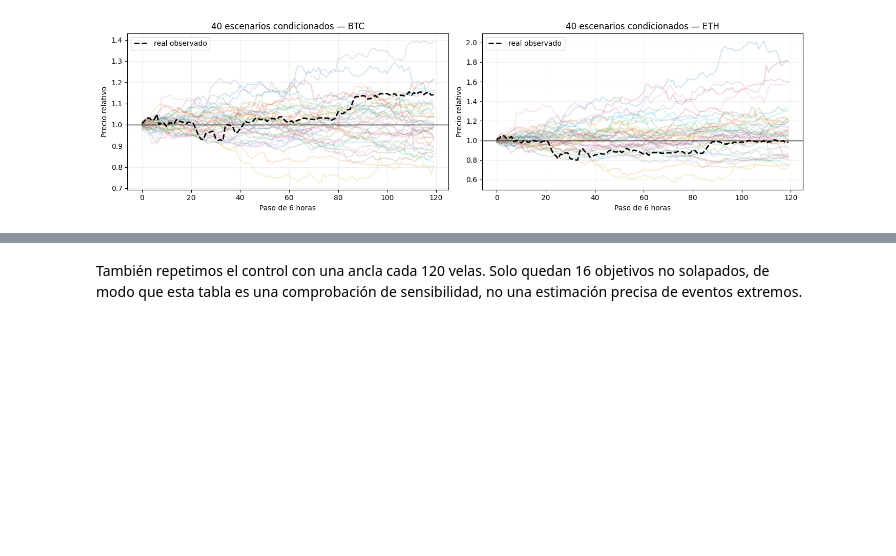
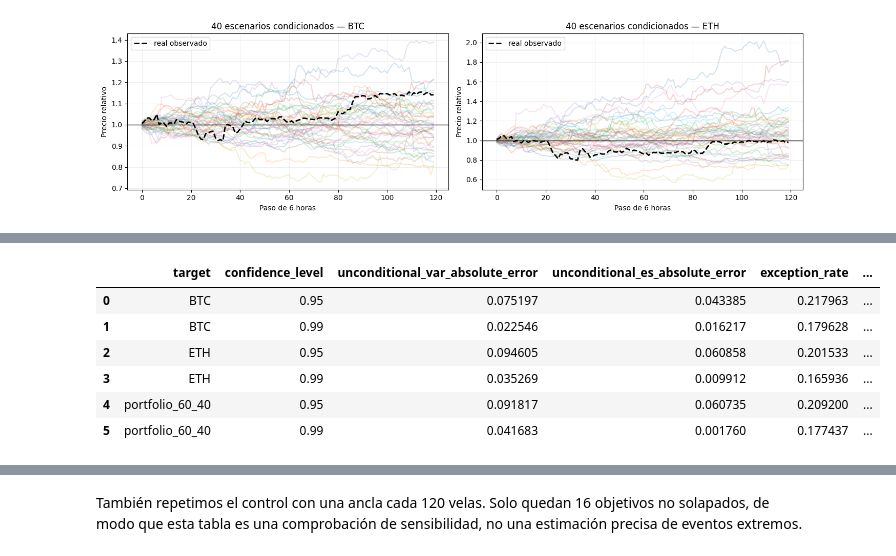
Before and after one commit to hipaor01/Taller_Generativos, a Jupyter notebook: notebooks/CVAE_BTC_ETH.ipynb, the cells around one changed output, grey strips where cells are left out. Saved outputs shown, nothing was run; the diff lists cells and outputs as text; code cells hidden in the pictures; blank space fills up the shorter version.

```diff
--- a/notebooks/CVAE_BTC_ETH.ipynb
+++ b/notebooks/CVAE_BTC_ETH.ipynb
@@ -730,0 +793,33 @@ pd.Series(test_metrics, name="valor").to_frame()
+# %%
+risk_report = evaluator.evaluate_risk(
+    reference_paths=reference_returns,
+    candidate_paths=generated_conditional_returns,
+    config=RiskMetricsConfig(
+        confidence_levels=(0.95, 0.99),
+        portfolio_weights=(0.60, 0.40),
+        portfolio_name="portfolio_60_40",
+        es_stability_repetitions=100,
+        es_stability_sample_size=1_000,
+        random_state=SEED,
+    ),
+)
+risk_table = pd.DataFrame(risk_report.to_records())
+risk_table[
+    [
+        "target",
+        "confidence_level",
+        "unconditional_var_absolute_error",
+        "unconditional_es_absolute_error",
+        "exception_rate",
+        "expected_exception_rate",
+        "coverage_absolute_error",
+    ]
+]
+# %% [output]
+|  | target | confidence_level | unconditional_var_absolute_error | unconditional_es_absolute_error | exception_rate | ... |
+| 0 | BTC | 0.95 | 0.075197 | 0.043385 | 0.217963 | ... |
+| 1 | BTC | 0.99 | 0.022546 | 0.016217 | 0.179628 | ... |
+| 2 | ETH | 0.95 | 0.094605 | 0.060858 | 0.201533 | ... |
+| 3 | ETH | 0.99 | 0.035269 | 0.009912 | 0.165936 | ... |
+| 4 | portfolio_60_40 | 0.95 | 0.091817 | 0.060735 | 0.209200 | ... |
+| 5 | portfolio_60_40 | 0.99 | 0.041683 | 0.001760 | 0.177437 | ... |
```
Also changed, not shown: parts of 21 cells of this notebook, 2 other files.
